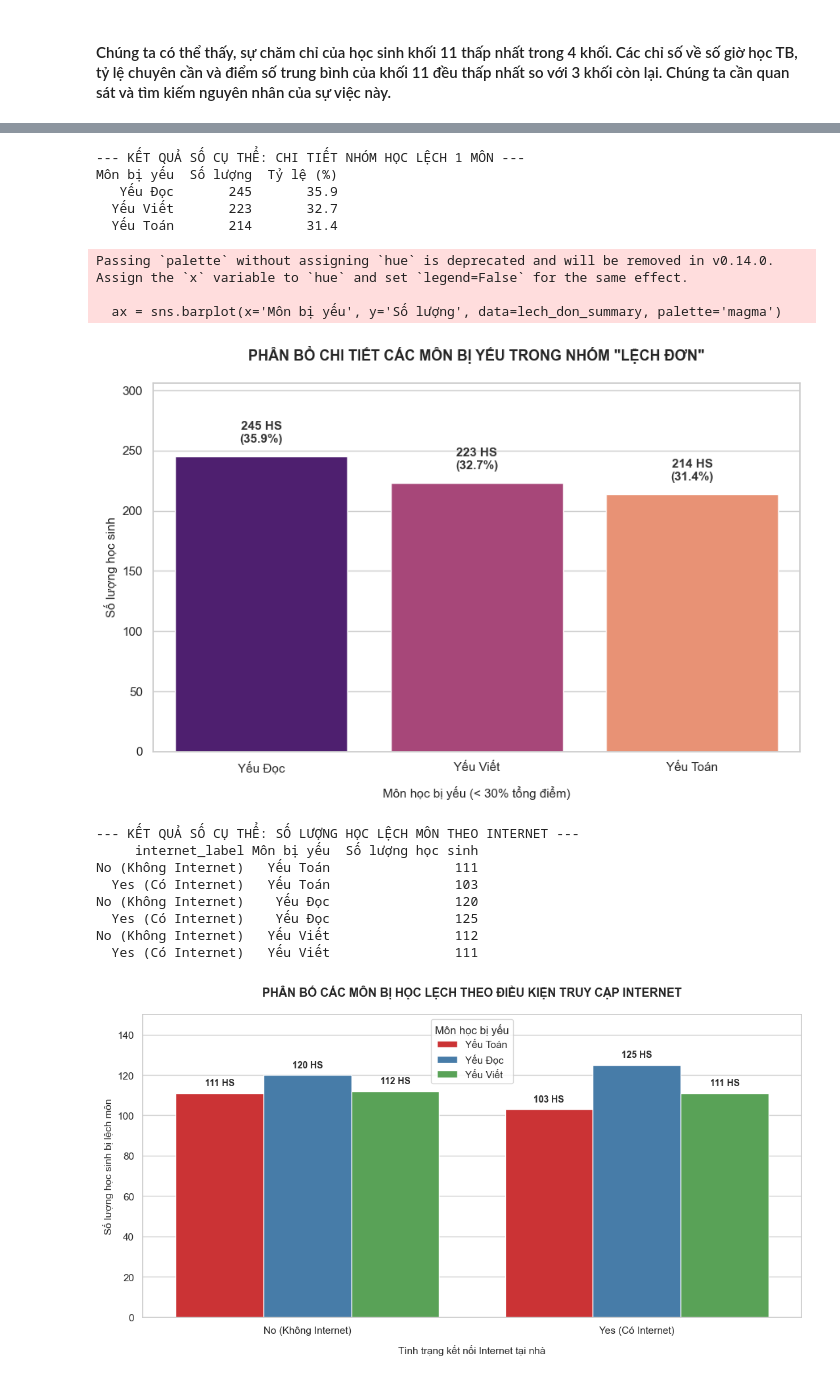
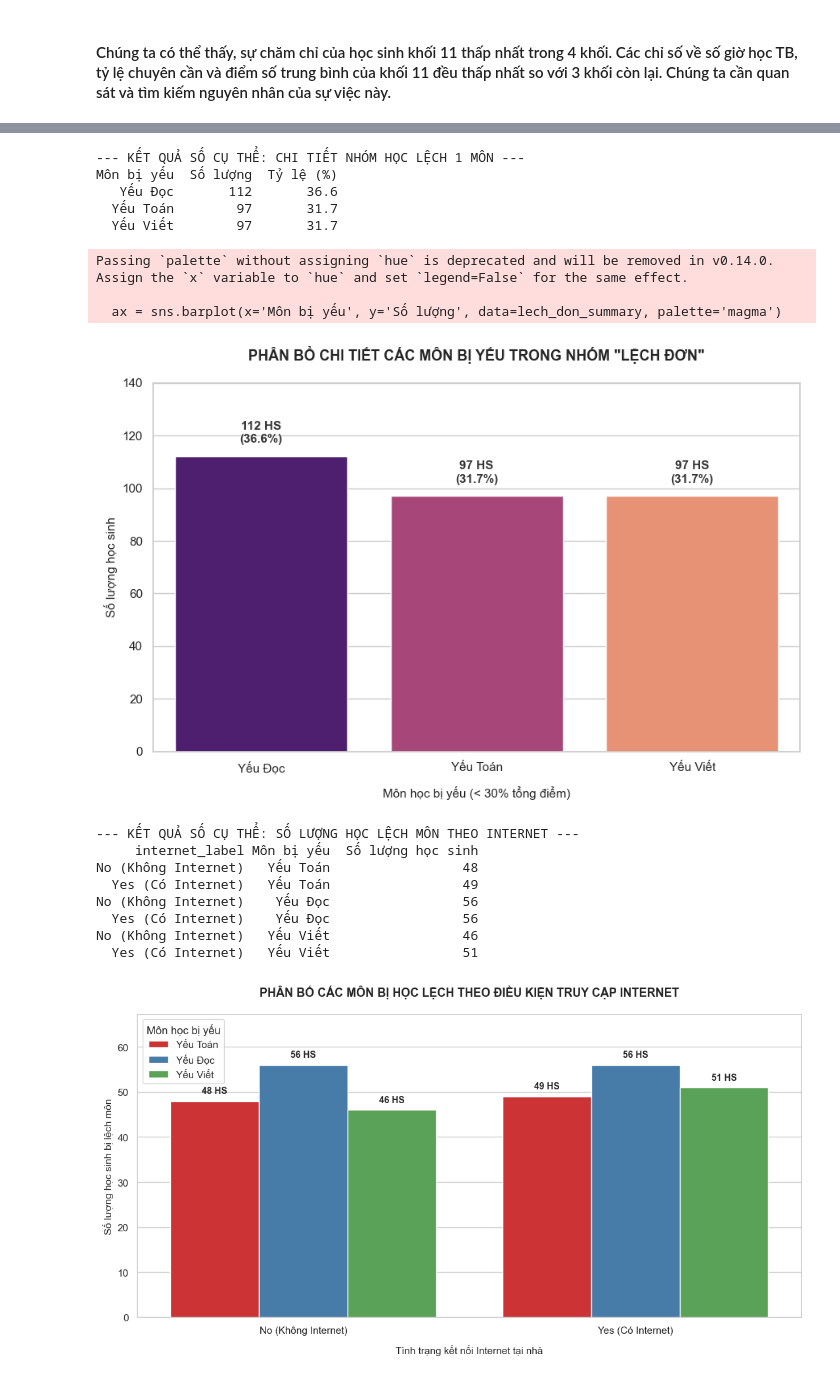
Before and after one commit to EnbacMig21/duan_datahsinh, a Jupyter notebook: phan_tich_data.ipynb, the cells around one changed output, grey strips where cells are left out. Saved outputs shown, nothing was run; the diff lists cells and outputs as text; code cells hidden in the pictures.

```diff
--- a/phan_tich_data.ipynb
+++ b/phan_tich_data.ipynb
@@ -906,9 +906,9 @@ df['total_score'] = df['math_score'] + df['reading_score'] + df['writing_score']
 
 # 3. Xác định hiện tượng lệch điểm (Điểm môn đó < 30% tổng điểm)
 # Kết quả trả về sẽ là True (bị lệch) hoặc False (bình thường)
-df['math_low'] = df['math_score'] < (0.3 * df['total_score'])
-df['reading_low'] = df['reading_score'] < (0.3 * df['total_score'])
-df['writing_low'] = df['writing_score'] < (0.3 * df['total_score'])
+df['math_low'] = df['math_score'] < (0.265 * df['total_score'])
+df['reading_low'] = df['reading_score'] < (0.265 * df['total_score'])
+df['writing_low'] = df['writing_score'] < (0.265 * df['total_score'])
 
 # 4. Đếm số lượng môn bị lệch của từng học sinh
 # True trong Python có giá trị là 1, False là 0. Cộng 3 cột lại sẽ ra số môn lệch (0, 1, hoặc 2)
@@ -950,7 +950,7 @@ colors = ['#2ecc71', '#f39c12', '#e74c3c']
 ax = sns.barplot(x='Nhóm học sinh', y='Số lượng', data=lech_counts, palette=colors)
 
 plt.title('THỐNG KÊ HIỆN TƯỢNG HỌC LỆCH CỦA HỌC SINH', fontsize=14, fontweight='bold', pad=20)
-plt.xlabel('Nhóm phân loại (Dựa trên mốc < 30% tổng điểm)', fontsize=12, labelpad=10)
+plt.xlabel('Nhóm phân loại (Dựa trên mốc < 26.5% tổng điểm)', fontsize=12, labelpad=10)
 plt.ylabel('Số lượng học sinh', fontsize=12)
 
 # Mở rộng trục Y để không bị lẹm số
@@ -990,9 +990,9 @@ df = pd.read_csv('student_info_updated.csv')
 
 # 2. Tính lại các chỉ số cốt lõi (đề phòng bạn chạy ở một Notebook mới)
 df['total_score'] = df['math_score'] + df['reading_score'] + df['writing_score']
-df['math_low'] = df['math_score'] < (0.3 * df['total_score'])
-df['reading_low'] = df['reading_score'] < (0.3 * df['total_score'])
-df['writing_low'] = df['writing_score'] < (0.3 * df['total_score'])
+df['math_low'] = df['math_score'] < (0.265 * df['total_score'])
+df['reading_low'] = df['reading_score'] < (0.265 * df['total_score'])
+df['writing_low'] = df['writing_score'] < (0.265 * df['total_score'])
 
 # Tính số môn lệch của mỗi học sinh
 df['num_low_subjects'] = df['math_low'].astype(int) + df['reading_low'].astype(int) + df['writing_low'].astype(int)
@@ -1033,7 +1033,7 @@ sns.set_style("whitegrid")
 ax = sns.barplot(x='Môn bị yếu', y='Số lượng', data=lech_don_summary, palette='magma')
 
 plt.title('PHÂN BỔ CHI TIẾT CÁC MÔN BỊ YẾU TRONG NHÓM "LỆCH ĐƠN"', fontsize=13, fontweight='bold', pad=20)
-plt.xlabel('Môn học bị yếu (< 30% tổng điểm)', fontsize=11, labelpad=10)
+plt.xlabel('Môn học bị yếu (< 26.5% tổng điểm)', fontsize=11, labelpad=10)
 plt.ylabel('Số lượng học sinh', fontsize=11)
 
 # Mở rộng trục Y để chữ không bị cắt
@@ -1055,13 +1055,13 @@ plt.show()
 # %% [output]
 --- KẾT QUẢ SỐ CỤ THỂ: CHI TIẾT NHÓM HỌC LỆCH 1 MÔN ---
 Môn bị yếu  Số lượng  Tỷ lệ (%)
-   Yếu Đọc       245       35.9
-  Yếu Viết       223       32.7
-  Yếu Toán       214       31.4
+   Yếu Đọc       112       36.6
+  Yếu Toán        97       31.7
+  Yếu Viết        97       31.7
 Passing `palette` without assigning `hue` is deprecated and will be removed in v0.14.0. Assign the `x` variable to `hue` and set `legend=False` for the same effect.
 
   ax = sns.barplot(x='Môn bị yếu', y='Số lượng', data=lech_don_summary, palette='magma')
-[figure, old version]
+[figure, new version]
 # %%
 import pandas as pd
 import matplotlib.pyplot as plt
@@ -1070,11 +1070,11 @@ import seaborn as sns
 # 1. Đọc dữ liệu từ file
 df = pd.read_csv('student_info_updated.csv')
 
-# 2. Tính toán các chỉ số cốt lõi và xác định môn bị yếu (< 30% tổng điểm)
+# 2. Tính toán các chỉ số cốt lõi và xác định môn bị yếu (< 25% tổng điểm)
 df['total_score'] = df['math_score'] + df['reading_score'] + df['writing_score']
-df['math_low'] = df['math_score'] < (0.3 * df['total_score'])
-df['reading_low'] = df['reading_score'] < (0.3 * df['total_score'])
-df['writing_low'] = df['writing_score'] < (0.3 * df['total_score'])
+df['math_low'] = df['math_score'] < (0.265 * df['total_score'])
+df['reading_low'] = df['reading_score'] < (0.265 * df['total_score'])
+df['writing_low'] = df['writing_score'] < (0.265 * df['total_score'])
 
 # Đếm tổng số môn lệch của mỗi học sinh
 df['num_low_subjects'] = df['math_low'].astype(int) + df['reading_low'].astype(int) + df['writing_low'].astype(int)
@@ -1116,40 +1116,40 @@ print(df_melted.to_string(index=False))
 
 # ==========================================================
 # 6. TRỰC QUAN HÓA (Vẽ biểu đồ cột nhóm chứa cả 3 môn)
 # ==========================================================
 plt.figure(figsize=(11, 6))
 sns.set_style("whitegrid")
 
 # Vẽ biểu đồ cột nhóm, gom cụm theo Tình trạng Internet, các cột màu đại diện cho 3 môn
 ax = sns.barplot(x='internet_label', y='Số lượng học sinh', hue='Môn bị yếu', data=df_melted, palette='Set1')
 
 plt.title('PHÂN BỐ CÁC MÔN BỊ HỌC LỆCH THEO ĐIỀU KIỆN TRUY CẬP INTERNET', fontsize=13, fontweight='bold', pad=20)
 plt.xlabel('Tình trạng kết nối Internet tại nhà', fontsize=11, labelpad=10)
 plt.ylabel('Số lượng học sinh bị lệch môn', fontsize=11)
 plt.ylim(0, df_melted['Số lượng học sinh'].max() * 1.2) # Tạo không gian hiển thị số trên đầu cột
 plt.legend(title='Môn học bị yếu')
 
 # Ghi số lượng học sinh cụ thể lên đầu từng cột
 for p in ax.patches:
     if p.get_height() > 0:
         ax.annotate(f'{int(p.get_height())} HS',
                     (p.get_x() + p.get_width() / 2., p.get_height()),
                     ha='center', va='bottom',
                     xytext=(0, 6), textcoords='offset points',
                     fontsize=10, fontweight='bold')
 
 plt.tight_layout()
 plt.show()
 # %% [output]
 --- KẾT QUẢ SỐ CỤ THỂ: SỐ LƯỢNG HỌC LỆCH MÔN THEO INTERNET ---
      internet_label Môn bị yếu  Số lượng học sinh
-No (Không Internet)   Yếu Toán                111
-  Yes (Có Internet)   Yếu Toán                103
-No (Không Internet)    Yếu Đọc                120
-  Yes (Có Internet)    Yếu Đọc                125
-No (Không Internet)   Yếu Viết                112
-  Yes (Có Internet)   Yếu Viết                111
+No (Không Internet)   Yếu Toán                 48
+  Yes (Có Internet)   Yếu Toán                 49
+No (Không Internet)    Yếu Đọc                 56
+  Yes (Có Internet)    Yếu Đọc                 56
+No (Không Internet)   Yếu Viết                 46
+  Yes (Có Internet)   Yếu Viết                 51
-[figure, old version]
+[figure, new version]
 # %%
 import pandas as pd
 import matplotlib.pyplot as plt
```
Also changed, not shown: parts of 18 cells of this notebook.
